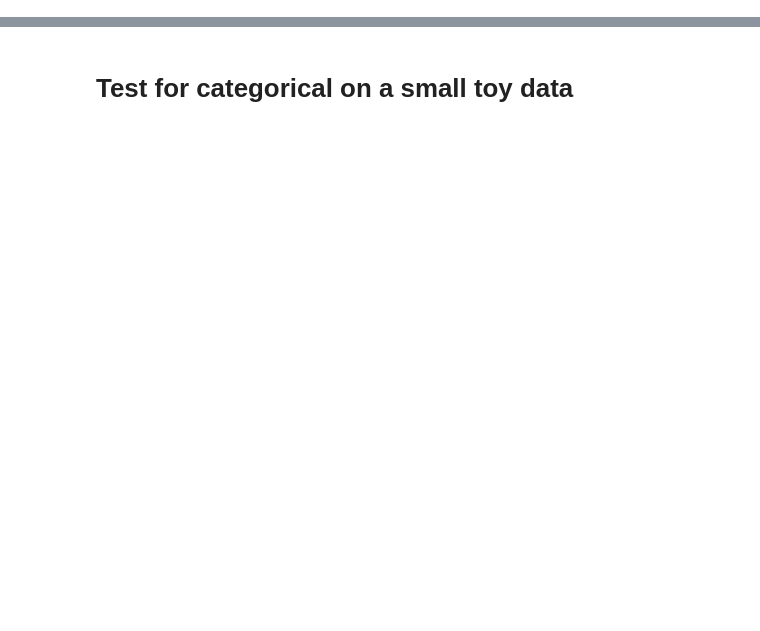
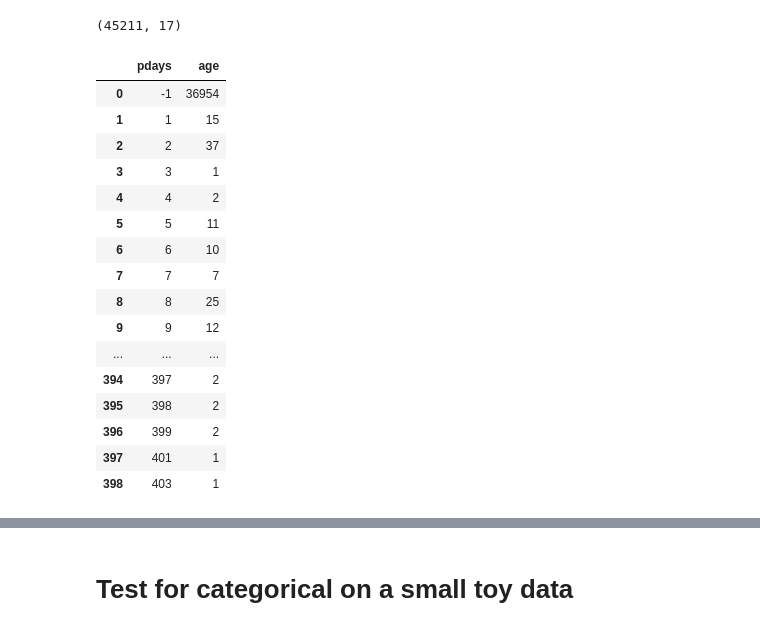
Before and after one commit to pyensemble/wildwood, a Jupyter notebook: essai-biner.ipynb, the cells around one changed output, grey strips where cells are left out. Cells and saved outputs as stored; diff of their text form; code cells hidden in the pictures; blank space fills up the shorter version.

```diff
--- a/essai-biner.ipynb
+++ b/essai-biner.ipynb
@@ -21,0 +71,31 @@ df
+# %%
+dataset.df_raw.shape
+# %% [output]
+(45211, 17)
+# %%
+(
+    dataset
+    .df_raw[["pdays", "age"]]
+    .groupby("pdays")
+    .count()
+    .reset_index()
+    .sort_values("pdays")
+)
+# %% [output]
+|  | pdays | age |
+| 0 | -1 | 36954 |
+| 1 | 1 | 15 |
+| 2 | 2 | 37 |
+| 3 | 3 | 1 |
+| 4 | 4 | 2 |
+| 5 | 5 | 11 |
+| 6 | 6 | 10 |
+| 7 | 7 | 7 |
+| 8 | 8 | 25 |
+| 9 | 9 | 12 |
+| ... | ... | ... |
+| 394 | 397 | 2 |
+| 395 | 398 | 2 |
+| 396 | 399 | 2 |
+| 397 | 401 | 1 |
+| 398 | 403 | 1 |
```
Also changed, not shown: parts of 59 cells of this notebook, 2 other files.
